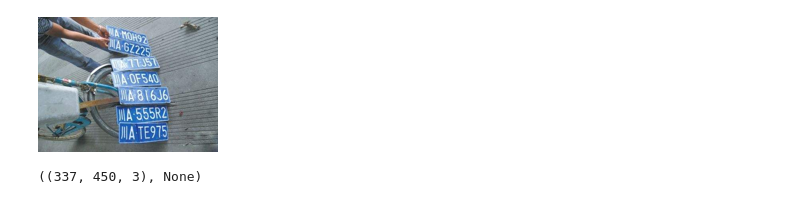
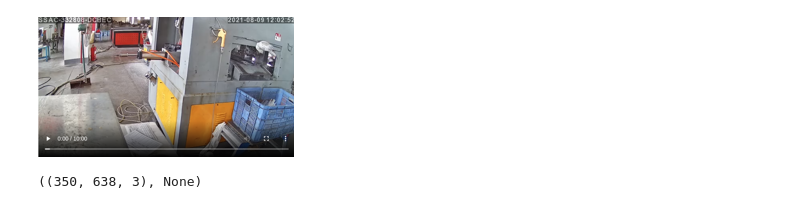
Before and after one commit to qrsforever/hzcsnote, a Jupyter notebook: cv/tasks/det_number.ipynb, the cells around one changed output. Saved outputs shown, nothing was run; the diff lists cells and outputs as text; code cells hidden in the pictures.

```diff
--- a/cv/tasks/det_number.ipynb
+++ b/cv/tasks/det_number.ipynb
@@ -113,13 +133,12 @@ def cv2_imshow(np_img, scale=1.0):
 # %%
 # img = cv2.imread('/data/datasets/cv/CCPD2019/ccpd_rotate/0500-21_15-214&373_445&554-436&554_214&467_223&373_445&460-0_0_6_5_29_24_33-132-78.jpg')
 # img = cv2.imread('/data/datasets/cv/licenseplates/images/105zx.jpg')
-# img = cv2.imread('/data/datasets/cv/plates_coco/JPEGImages/vodec_0206.jpg')
-img = cv2.imread(os.path.join(k12ai_get_top_dir(), 'cv/assets/images/lp.jpeg'))
+img = cv2.imread('/data/datasets/cv/plates_coco/JPEGImages/vodec_0206.jpg')
 
 img.shape, cv2_imshow(img, scale=0.4)
 # %% [output]
-[figure, old version]
+[figure, new version]
-((337, 450, 3), None)
+((350, 638, 3), None)
 # %%
 outputs = predictor(img)
 print(outputs, len(outputs['instances']))
```
Also changed, not shown: parts of 9 cells of this notebook, 17 other files.
